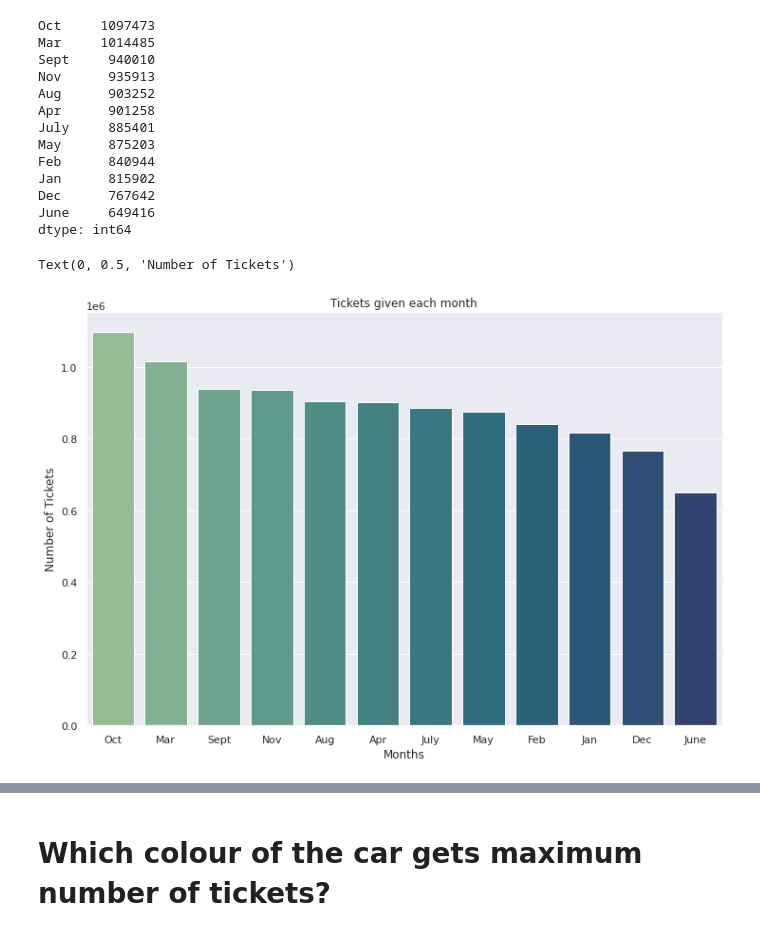
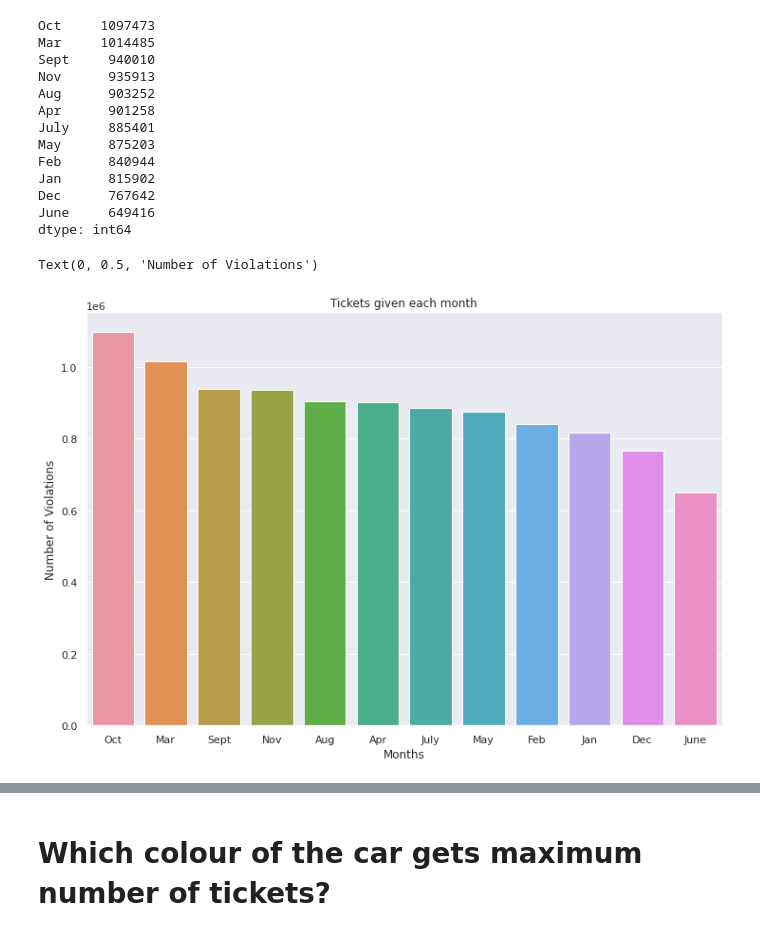
Before and after one commit to Amruta-Nadgouda/DataMiningProject, a Jupyter notebook: EDA_Kirti.ipynb, the cells around one changed output, grey strips where cells are left out. Drawn from its saved outputs; the diff is of its cells as text; code cells hidden in the pictures.

Commit message:
Changes in colour of the plots

```diff
--- a/EDA_Kirti.ipynb
+++ b/EDA_Kirti.ipynb
@@ -149,13 +151,14 @@ dtype: int64
 # %%
 sns.set()
 plt.figure(figsize=(12,8))
-sns.barplot(x = months.index, y = months.values, palette='crest')
+sns.barplot(x = months.index, y = months.values)
+sns.color_palette("crest", as_cmap=True)
 plt.title('Tickets given each month')
 plt.xlabel('Months')
-plt.ylabel('Number of Tickets')
+plt.ylabel('Number of Violations')
 # %% [output]
-Text(0, 0.5, 'Number of Tickets')
+Text(0, 0.5, 'Number of Violations')
-[figure, old version]
+[figure, new version]
 # %%
 vehicle_Body = data_2016['Vehicle Body Type'].value_counts()[0:20]
 # %%
```
Also changed, not shown: parts of 7 cells of this notebook.
